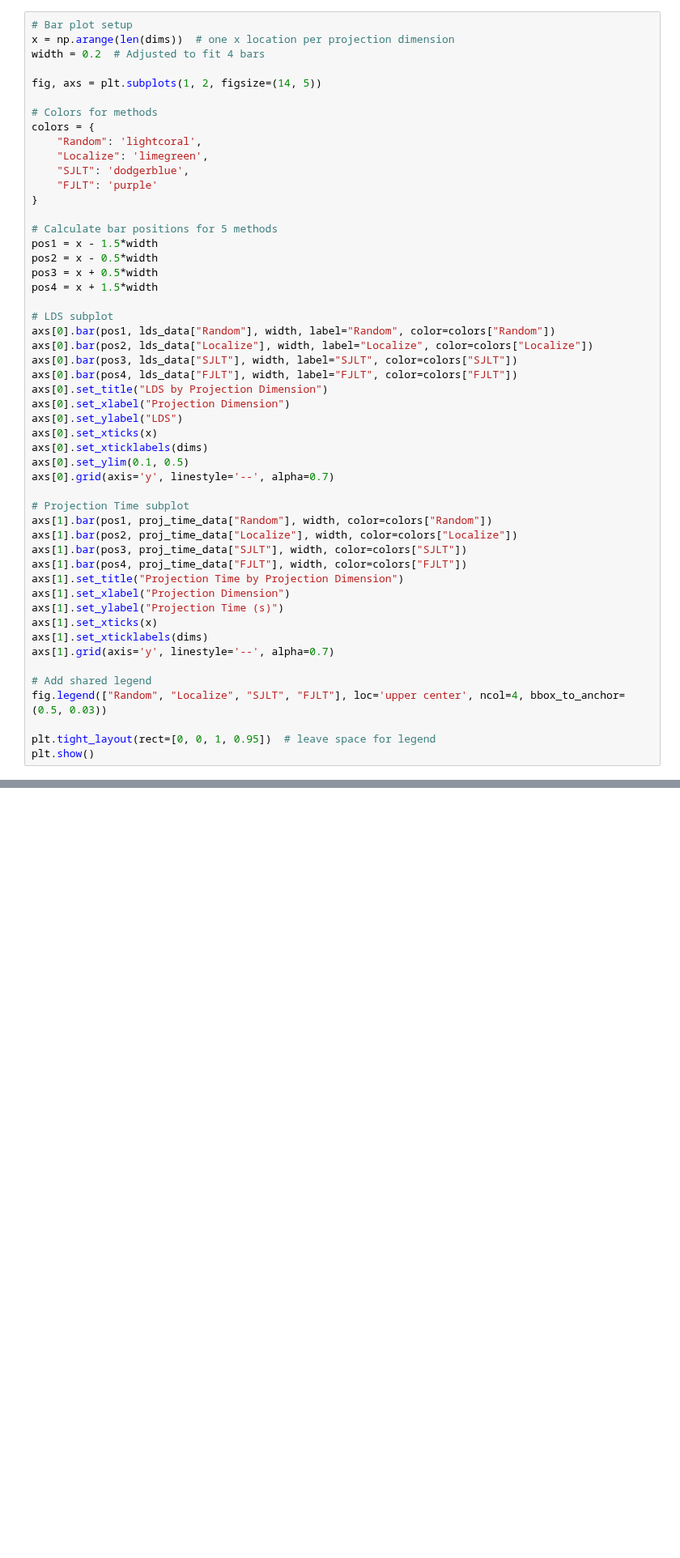
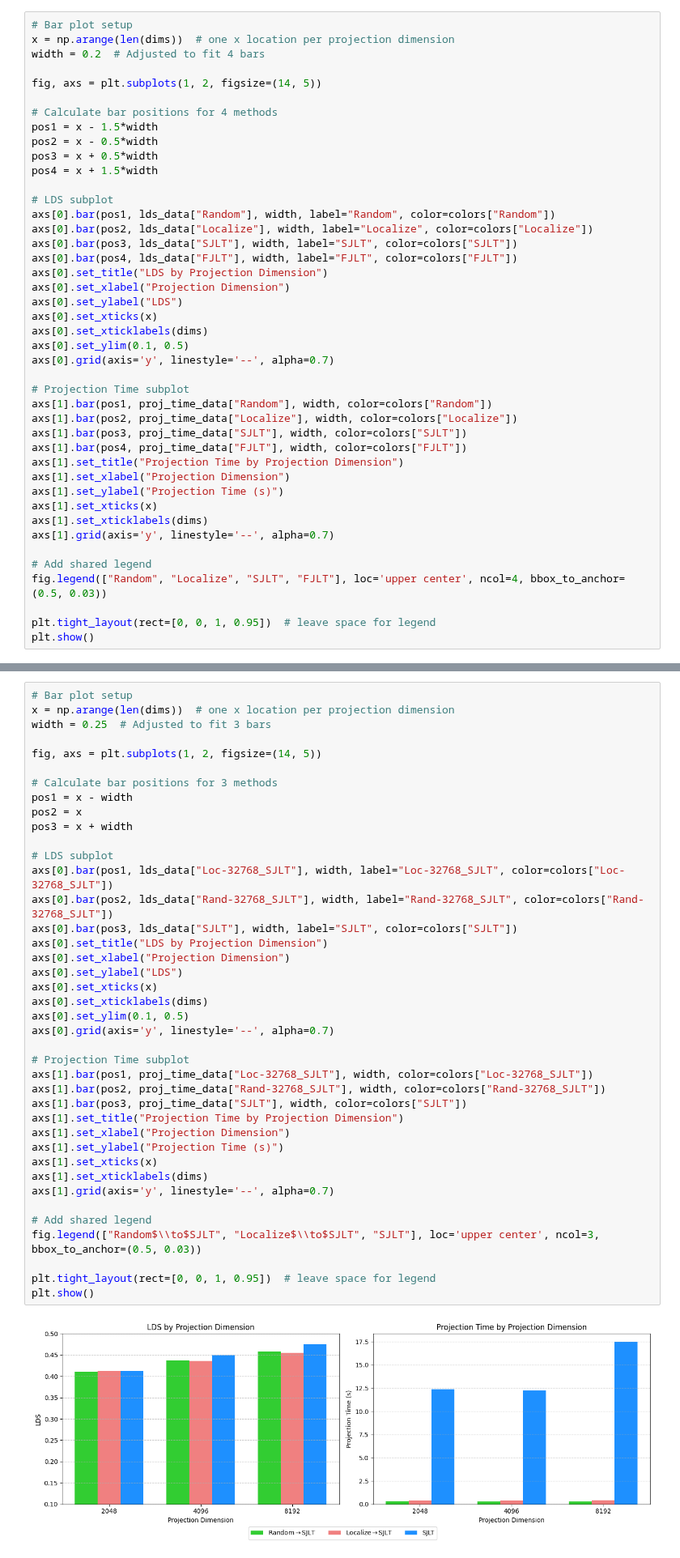
Before and after one commit to TRAIS-Lab/GraSS, a Jupyter notebook: ResNet_CIFAR/visualization.ipynb, the cells around one changed output, grey strips where cells are left out. Shown at 81% size. Saved outputs shown, nothing was run; the diff lists cells and outputs as text; blank space fills up the shorter version.

```diff
--- a/ResNet_CIFAR/visualization.ipynb
+++ b/ResNet_CIFAR/visualization.ipynb
@@ -50,15 +71,7 @@ width = 0.2  # Adjusted to fit 4 bars
 
 fig, axs = plt.subplots(1, 2, figsize=(14, 5))
 
-# Colors for methods
-colors = {
-    "Random": 'lightcoral',
-    "Localize": 'limegreen',
-    "SJLT": 'dodgerblue',
-    "FJLT": 'purple'
-}
-
-# Calculate bar positions for 5 methods
+# Calculate bar positions for 4 methods
 pos1 = x - 1.5*width
 pos2 = x - 0.5*width
 pos3 = x + 0.5*width
@@ -96,3 +109,45 @@ plt.tight_layout(rect=[0, 0, 1, 0.95])  # leave space for legend
 plt.show()
 # %% [output]
 [figure]
+# %%
+# Bar plot setup
+x = np.arange(len(dims))  # one x location per projection dimension
+width = 0.25  # Adjusted to fit 3 bars
+
+fig, axs = plt.subplots(1, 2, figsize=(14, 5))
+
+# Calculate bar positions for 3 methods
+pos1 = x - width
+pos2 = x
+pos3 = x + width
+
+# LDS subplot
+axs[0].bar(pos1, lds_data["Loc-32768_SJLT"], width, label="Loc-32768_SJLT", color=colors["Loc-32768_SJLT"])
+axs[0].bar(pos2, lds_data["Rand-32768_SJLT"], width, label="Rand-32768_SJLT", color=colors["Rand-32768_SJLT"])
+axs[0].bar(pos3, lds_data["SJLT"], width, label="SJLT", color=colors["SJLT"])
+axs[0].set_title("LDS by Projection Dimension")
+axs[0].set_xlabel("Projection Dimension")
+axs[0].set_ylabel("LDS")
+axs[0].set_xticks(x)
+axs[0].set_xticklabels(dims)
+axs[0].set_ylim(0.1, 0.5)
+axs[0].grid(axis='y', linestyle='--', alpha=0.7)
+
+# Projection Time subplot
+axs[1].bar(pos1, proj_time_data["Loc-32768_SJLT"], width, color=colors["Loc-32768_SJLT"])
+axs[1].bar(pos2, proj_time_data["Rand-32768_SJLT"], width, color=colors["Rand-32768_SJLT"])
+axs[1].bar(pos3, proj_time_data["SJLT"], width, color=colors["SJLT"])
+axs[1].set_title("Projection Time by Projection Dimension")
+axs[1].set_xlabel("Projection Dimension")
+axs[1].set_ylabel("Projection Time (s)")
+axs[1].set_xticks(x)
+axs[1].set_xticklabels(dims)
+axs[1].grid(axis='y', linestyle='--', alpha=0.7)
+
+# Add shared legend
+fig.legend(["Random$\\to$SJLT", "Localize$\\to$SJLT", "SJLT"], loc='upper center', ncol=3, bbox_to_anchor=(0.5, 0.03))
+
+plt.tight_layout(rect=[0, 0, 1, 0.95])  # leave space for legend
+plt.show()
+# %% [output]
+[figure, added]
```
Also changed, not shown: parts of 2 cells of this notebook, 13 other files.
